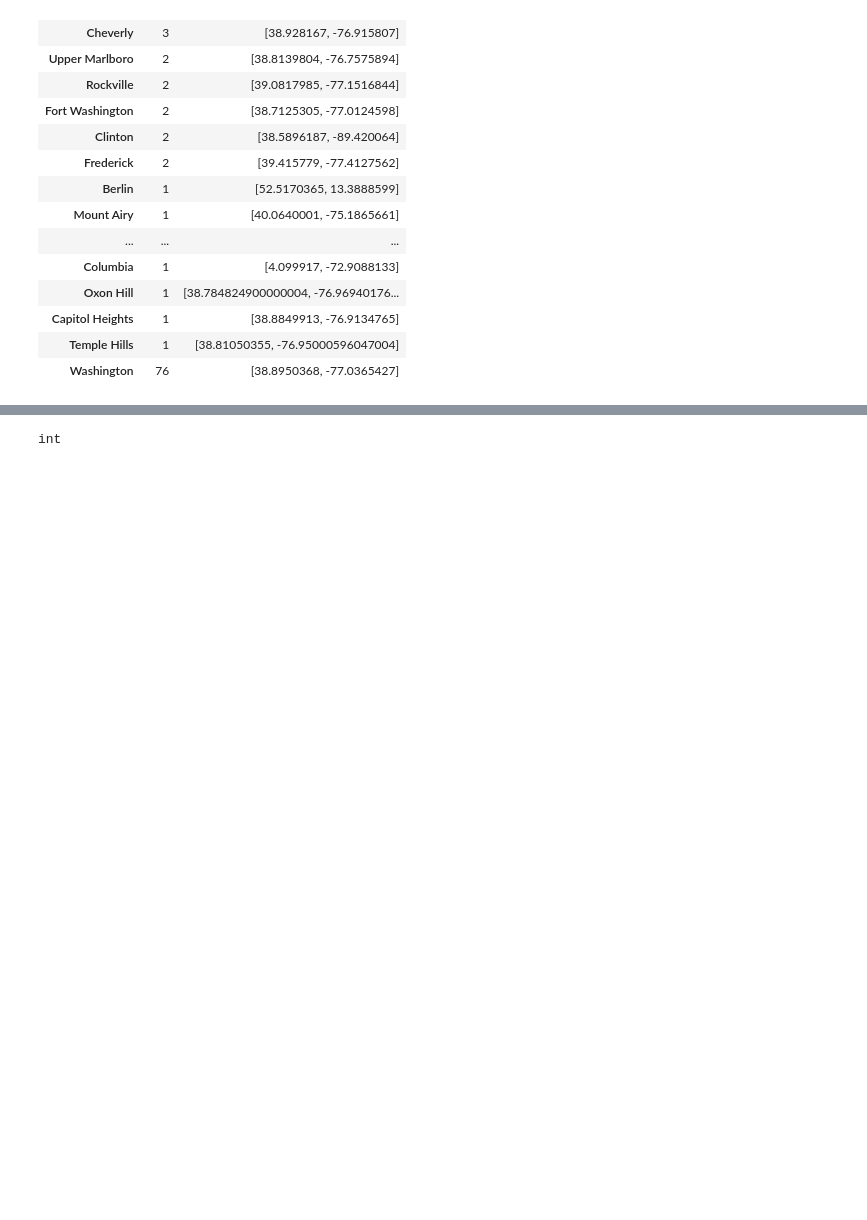
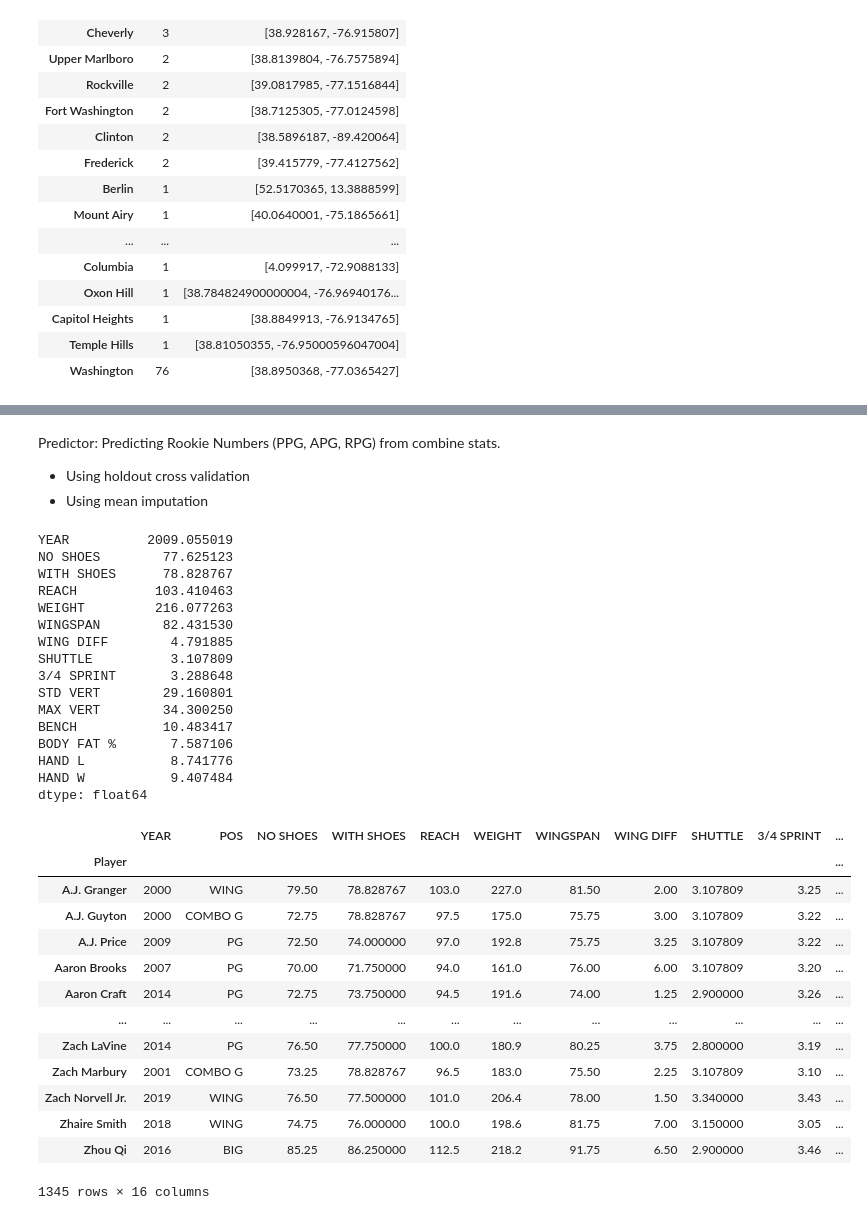
Before and after one commit to acook4148/CMSC320FinalProject, a Jupyter notebook: NBA Anal(ysis).ipynb, the cells around one changed output, grey strips where cells are left out. Saved outputs shown, nothing was run; the diff lists cells and outputs as text; code cells hidden in the pictures; blank space fills up the shorter version.

```diff
--- a/NBA Anal(ysis).ipynb
+++ b/NBA Anal(ysis).ipynb
@@ -881,6 +881,65 @@ for city, row in MDCities.iterrows():
 map_osm
 # %% [output]
 [interactive output not drawn]
+# %% [markdown]
+Predictor: Predicting Rookie Numbers (PPG, APG, RPG) from combine stats.
+ - Using holdout cross validation
+ - Using mean imputation
 # %%
+combineData = pd.read_csv("NBACombineData.csv")
+
+combineData = combineData.rename(columns={'PLAYER': 'Player'})
+combineData=combineData.set_index("Player")
+# seasons[2011]['Player Name'] = seasons[2011].index
+# X = pd.DataFrame(combineData[combineData['YEAR'] == 2010]['Player Name'])
+# X['REACH'] = combineData[combineData['YEAR'] == 2010]['REACH']
+# X['NO SHOES'] = combineData[combineData['YEAR'] == 2010]['NO SHOES']
+# X['WEIGHT'] = combineData[combineData['YEAR'] == 2010]['WEIGHT']
+# X['WINGSPAN'] = combineData[combineData['YEAR'] == 2010]['WINGSPAN']
+# X['STD VERT'] = combineData[combineData['YEAR'] == 2010]['STD VERT']
+# X['MAX VERT'] = combineData[combineData['YEAR'] == year]['MAX VERT']
+# X['3/4 SPRINT'] = combineData[combineData['YEAR'] == year]['3/4 SPRINT']
+# X['BENCH'] = combineData[combineData['YEAR'] == year]['BENCH']
+# X['BODY FAT %'] = combineData[combineData['YEAR'] == year]['BODY FAT %']
+# X['HAND L'] = combineData[combineData['YEAR'] == year]['HAND L']
+# X['HAND W'] = combineData[combineData['YEAR'] == year]['HAND W']
+# combine = X.merge(seasons[2011], on = "Player Name", how = 'inner')
+# X
+combineData['BODY FAT %'] = combineData['BODY FAT %'].apply(lambda x: x if type(x) == float else float(x[0:len(x)-1]))
+combineData['BENCH'] = combineData['BENCH'].replace('-', np.nan)
+combineData = combineData.astype({"BENCH": float})
+column_means = combineData.mean()
+print(column_means)
+combineData = combineData.fillna(column_means)
+combineData
 # %% [output]
-int
+YEAR          2009.055019
+NO SHOES        77.625123
+WITH SHOES      78.828767
+REACH          103.410463
+WEIGHT         216.077263
+WINGSPAN        82.431530
+WING DIFF        4.791885
+SHUTTLE          3.107809
+3/4 SPRINT       3.288648
+STD VERT        29.160801
+MAX VERT        34.300250
+BENCH           10.483417
+BODY FAT %       7.587106
+HAND L           8.741776
+HAND W           9.407484
+dtype: float64
+|  | YEAR | POS | NO SHOES | WITH SHOES | REACH | WEIGHT | WINGSPAN | WING DIFF | SHUTTLE | 3/4 SPRINT | ... |
+| Player |  |  |  |  |  |  |  |  |  |  | ... |
+| A.J. Granger | 2000 | WING | 79.50 | 78.828767 | 103.0 | 227.0 | 81.50 | 2.00 | 3.107809 | 3.25 | ... |
+| A.J. Guyton | 2000 | COMBO G | 72.75 | 78.828767 | 97.5 | 175.0 | 75.75 | 3.00 | 3.107809 | 3.22 | ... |
+| A.J. Price | 2009 | PG | 72.50 | 74.000000 | 97.0 | 192.8 | 75.75 | 3.25 | 3.107809 | 3.22 | ... |
+| Aaron Brooks | 2007 | PG | 70.00 | 71.750000 | 94.0 | 161.0 | 76.00 | 6.00 | 3.107809 | 3.20 | ... |
+| Aaron Craft | 2014 | PG | 72.75 | 73.750000 | 94.5 | 191.6 | 74.00 | 1.25 | 2.900000 | 3.26 | ... |
+| ... | ... | ... | ... | ... | ... | ... | ... | ... | ... | ... | ... |
+| Zach LaVine | 2014 | PG | 76.50 | 77.750000 | 100.0 | 180.9 | 80.25 | 3.75 | 2.800000 | 3.19 | ... |
+| Zach Marbury | 2001 | COMBO G | 73.25 | 78.828767 | 96.5 | 183.0 | 75.50 | 2.25 | 3.107809 | 3.10 | ... |
+| Zach Norvell Jr. | 2019 | WING | 76.50 | 77.500000 | 101.0 | 206.4 | 78.00 | 1.50 | 3.340000 | 3.43 | ... |
+| Zhaire Smith | 2018 | WING | 74.75 | 76.000000 | 100.0 | 198.6 | 81.75 | 7.00 | 3.150000 | 3.05 | ... |
+| Zhou Qi | 2016 | BIG | 85.25 | 86.250000 | 112.5 | 218.2 | 91.75 | 6.50 | 2.900000 | 3.46 | ... |
+1345 rows × 16 columns
```
Also changed, not shown: parts of 7 cells of this notebook, 1 other file.
